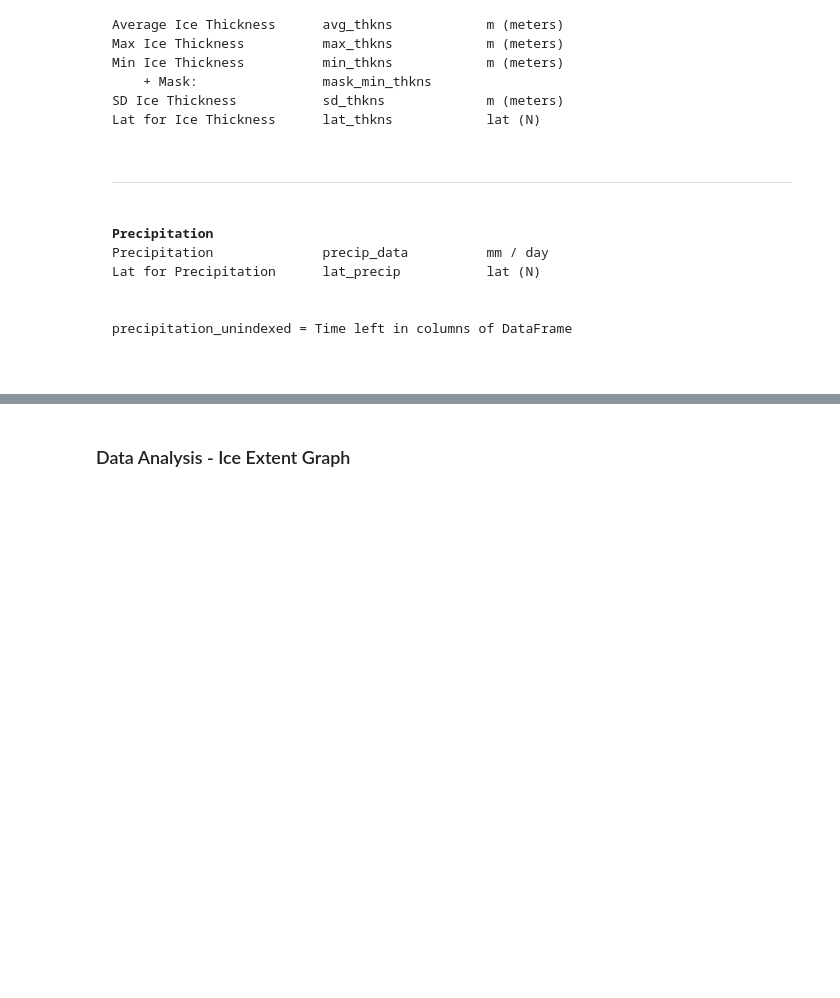
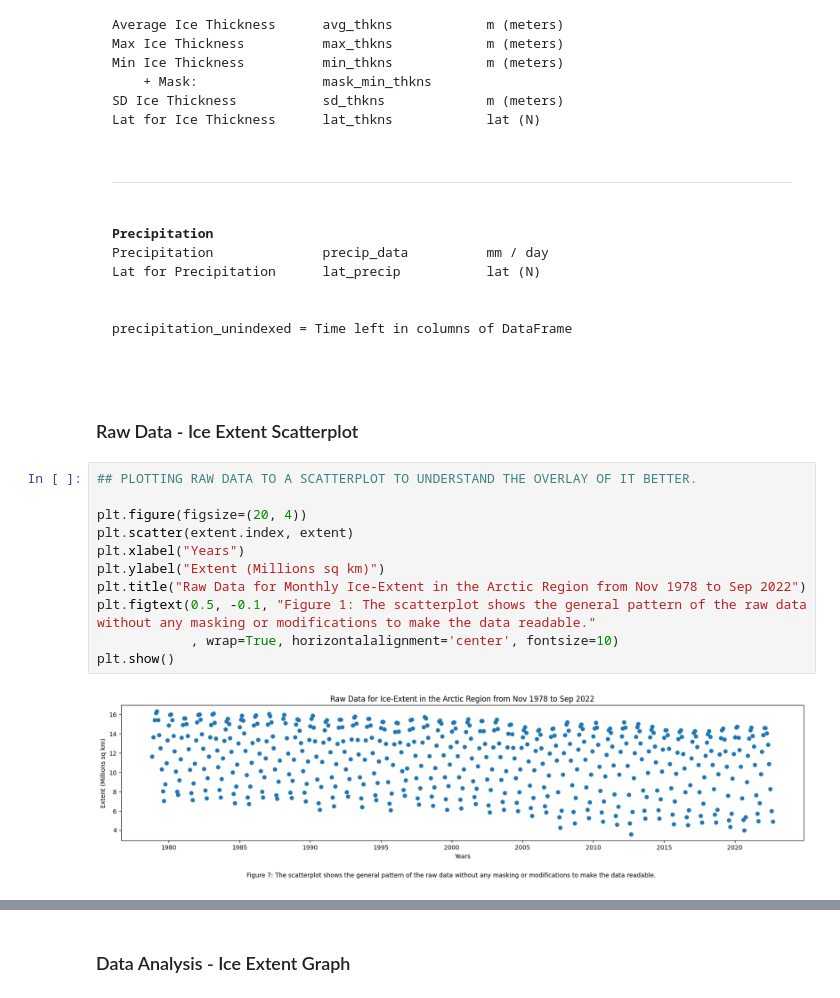
Before and after one commit to gardeneda/Arctic-Ice-vs-Precipitation, a Jupyter notebook: data_management.ipynb, the cells around one changed output, grey strips where cells are left out. Drawn from its saved outputs; the diff is of its cells as text; blank space fills up the shorter version.

Commit message:
Added raw data scatterplots.

```diff
--- a/data_management.ipynb
+++ b/data_management.ipynb
@@ -303,3 +303,18 @@ Lat for Precipitation      lat_precip           lat (N)
 precipitation_unindexed = Time left in columns of DataFrame
 <p></p>
 </pre>
+# %% [markdown]
+<h3>Raw Data - Ice Extent Scatterplot</h3>
+# %%
+## PLOTTING RAW DATA TO A SCATTERPLOT TO UNDERSTAND THE OVERLAY OF IT BETTER.
+
+plt.figure(figsize=(20, 4))
+plt.scatter(extent.index, extent)
+plt.xlabel("Years")
+plt.ylabel("Extent (Millions sq km)")
+plt.title("Raw Data for Monthly Ice-Extent in the Arctic Region from Nov 1978 to Sep 2022")
+plt.figtext(0.5, -0.1, "Figure 1: The scatterplot shows the general pattern of the raw data without any masking or modifications to make the data readable."
+            , wrap=True, horizontalalignment='center', fontsize=10)
+plt.show()
+# %% [output]
+[figure, added]
```
Also changed, not shown: parts of 10 cells of this notebook.
